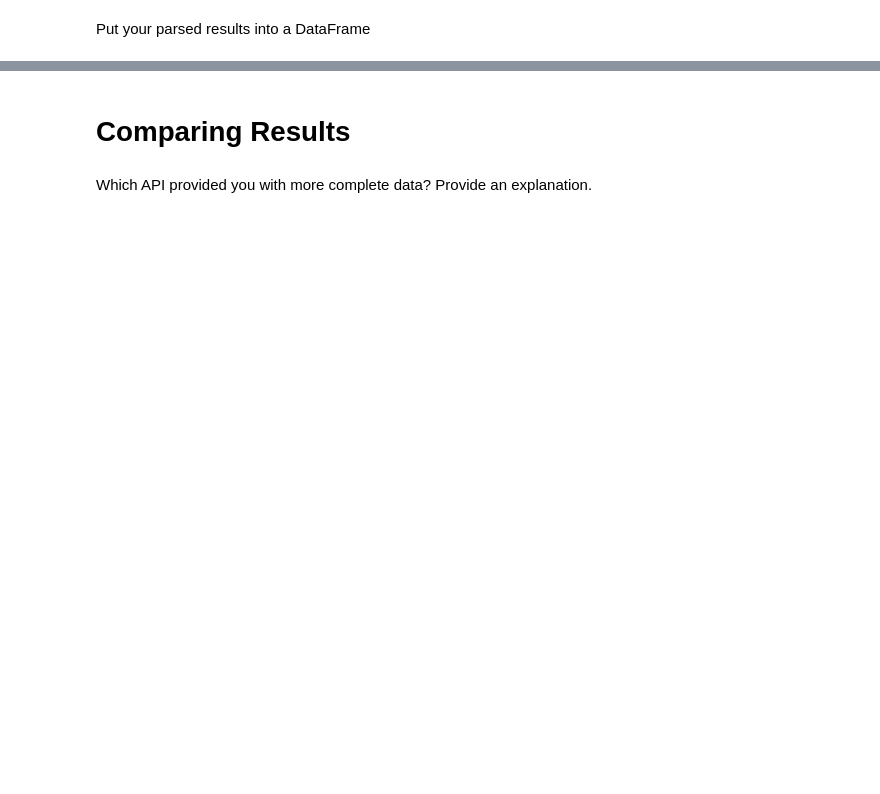
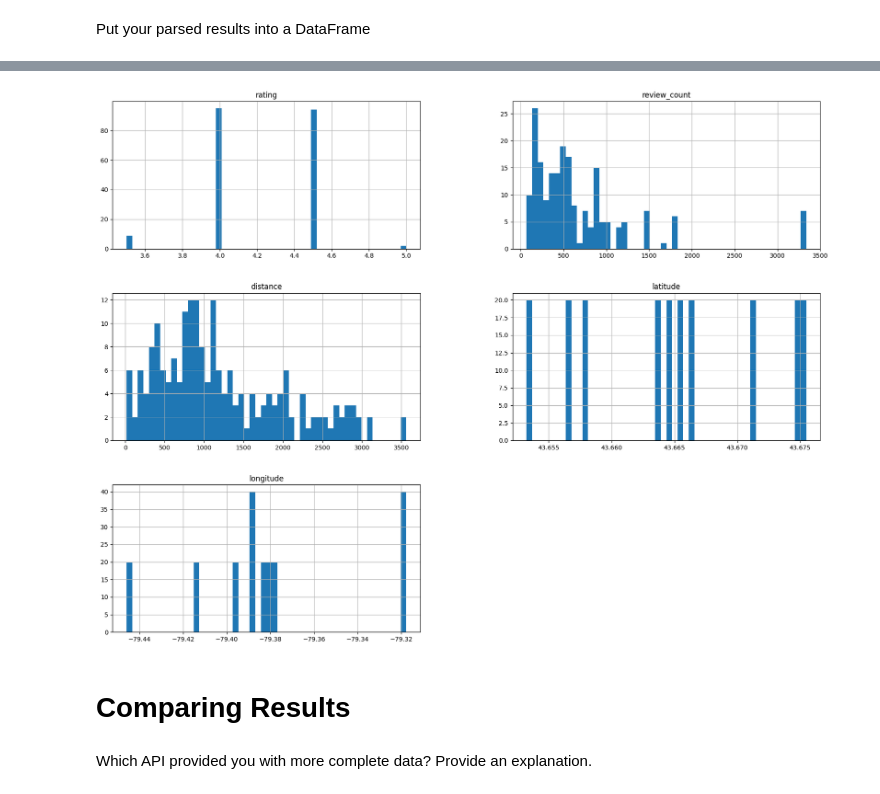
Before and after one commit to tkarmalkar/Final-Project-Statistical-Modelling-with-Python, a Jupyter notebook: notebooks/yelp_foursquare_EDA.ipynb, the cells around one changed output, grey strips where cells are left out. Saved outputs shown, nothing was run; the diff lists cells and outputs as text; code cells hidden in the pictures; blank space fills up the shorter version.

```diff
--- a/notebooks/yelp_foursquare_EDA.ipynb
+++ b/notebooks/yelp_foursquare_EDA.ipynb
@@ -22,28 +63,2 @@ headers = {
 # %% [markdown]
 Parse through the response to get the POI (such as restaurants, bars, etc) details you want (ratings, name, location, etc)
-# %%
-#Empty object to store result
-foursquare_data_extract = []
-
-#Making API call for first 100 citybike stations & exporting few attributes to CSV files
-for index, row in df1[:100].iterrows():
-    lat = row['latitude']
-    lng = row['longitude']
-    url = f"https://api.foursquare.com/v3/places/nearby?ll={lat},{lng}"
-    #print(url)
-
-    response = requests.request("GET", url, headers=headers)
-
-    for result in foursquare_data['results']:
-        foursquare_data_extract.append({
-            "fsq_id" : result['fsq_id'],
-            "name" : result['name'],
-            "category_name" : result['categories'][0]['name'],
-            "distance" : result['distance'],
-            "latitude" : result['geocodes']['main']['latitude'],
-            "longitude" : result['geocodes']['main']['longitude']
-            })
-        df2 = pd.DataFrame(foursquare_data_extract)
-        # Print the dataframe
-        # print(df2)
-        df2.to_csv('c:/Taslim/LHL/Week 3 Project/foursquare.csv')
@@ -65,10 +92,8 @@ foursquare_df.head()
 # %% [markdown]
 Send a request to Yelp with a small radius (1000m) for all the bike stations in your city of choice.
 # %%
-#Basic Setup for API
-
 headers = {
-    "accept": "application/json",
-    "Authorization": "" #Key Removed
-}
+        "accept": "application/json",
+        "Authorization": "Bearer PoTyrwS5tjucXTCMiEJJqo8fLDzF2KfvY2iqeHYhmGGxj59i7Y5WgDxCkknzliA2I_U-CHuIahAF1NxamWVT8_3f8-_BbBW7bMi5IXWi_0tA5CRCHB0py2iCr-rVY3Yx" #Key Removed
+        }
 # %%
@@ -108,0 +133,3 @@ Parse through the response to get the POI (such as restaurants, bars, etc) detai
+# %%
+# Call the function on the citybike dataframe to pull the foursquare API results
+yelp_df = extract_yelp_data(df1,headers)
@@ -112,0 +160,7 @@ Put your parsed results into a DataFrame
+# %%
+# Plot histograms to visualize the distribution of each numerical column
+yelp_df.hist(bins=50, figsize=(20,15))
+plt.subplots_adjust(left=0.15, right=0.95, bottom=0.1, top=0.9)
+plt.show()
+# %% [output]
+[figure, added]
```
Also changed, not shown: parts of 17 cells of this notebook, 2 other files.
